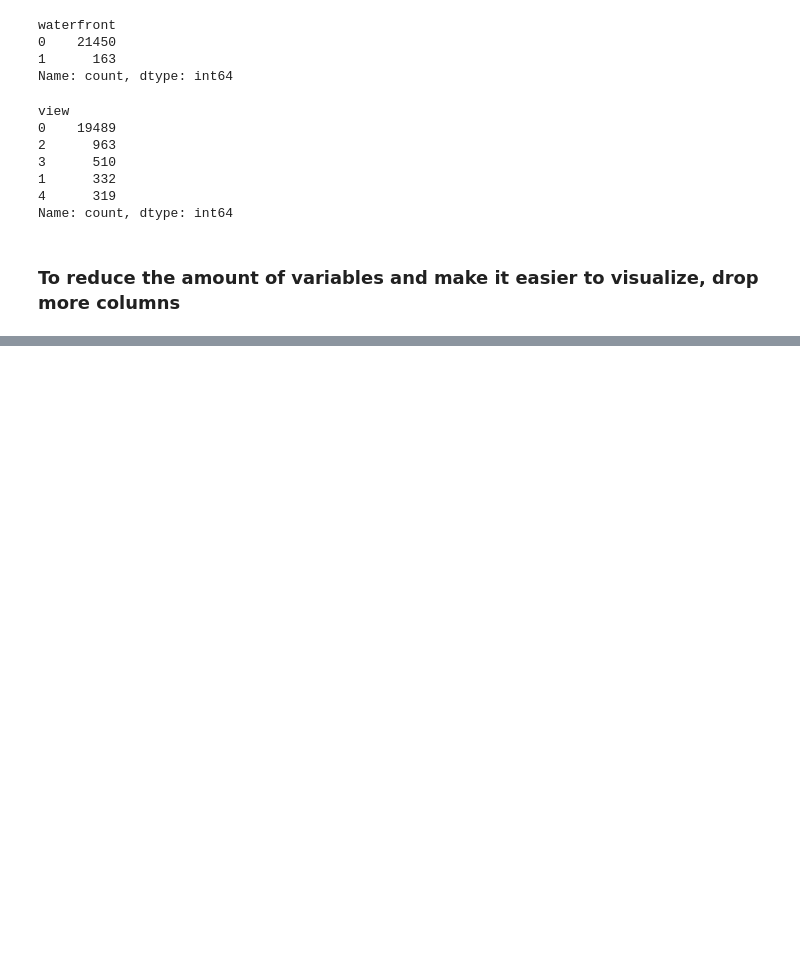
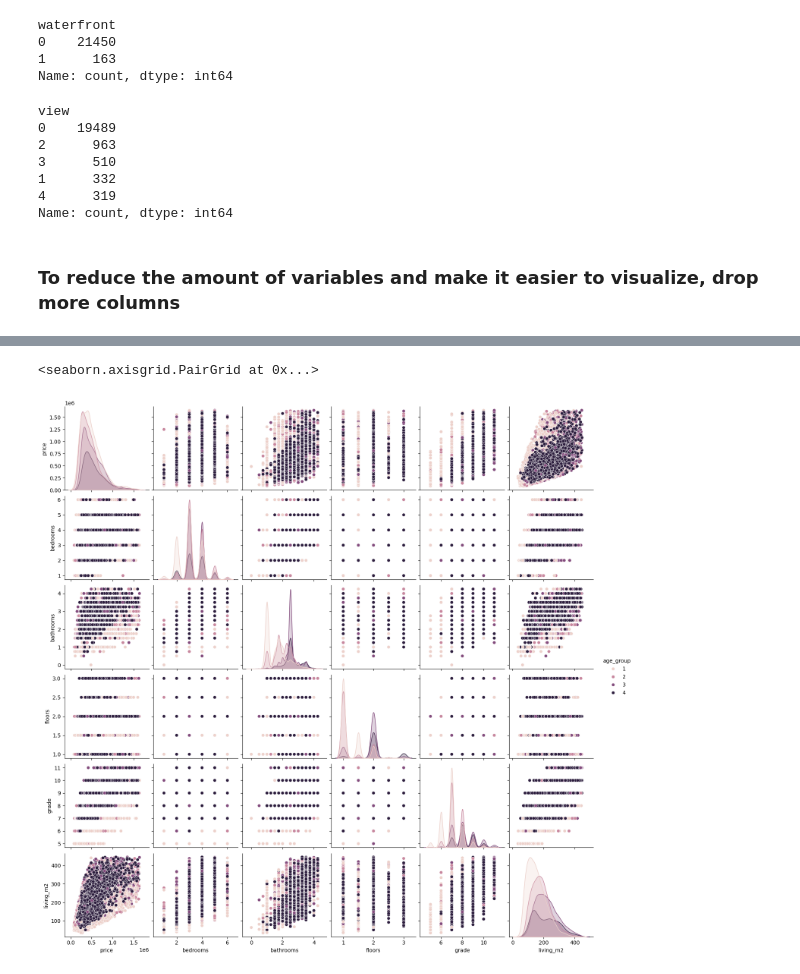
Before and after one commit to tuomasvaltanenLUAS/DataAnalytics2026, a Jupyter notebook: lecture8_analyzing_datasets/house_analysis_version2_seaborn.ipynb, the cells around one changed output, grey strips where cells are left out. Drawn from its saved outputs; the diff is of its cells as text; code cells hidden in the pictures; blank space fills up the shorter version.

```diff
--- a/lecture8_analyzing_datasets/house_analysis_version2_seaborn.ipynb
+++ b/lecture8_analyzing_datasets/house_analysis_version2_seaborn.ipynb
@@ -286,0 +291,22 @@ sns.heatmap(correlations, annot=True, cmap="coolwarm")
+# %%
+# it seems we have some trends in all of the variables regarding price
+# but yr_built is chaotic
+
+# IDEA! let's simplify the yr_built into age-categories (reduce cardinality)
+def create_age_group(row):
+    year = row['yr_built']
+
+    if year >= 2005:
+        return 4
+    elif 1985 <= year < 2005:
+        return 3
+    elif 1960 <= year < 1985:
+        return 2
+    else:
+        return 1
+
+# apply the function above
+df['age_group'] = df.apply(create_age_group, axis=1)
+# %%
+# after creating the age group => drop the original yr_built
+df = df.drop("yr_built", axis=1)
@@ -286,0 +326,7 @@ sns.heatmap(correlations, annot=True, cmap="coolwarm")
+# %%
+from scipy import stats
+
+# remove outliers, everything has to be numeric before using this
+# always remember, this is a quick and dirty way to remove extreme outliers
+# however, it's also very straight-forward, and you don't have control what is removed
+df = df[(np.abs(stats.zscore(df)) < 3).all(axis=1)]
@@ -286,0 +349,5 @@ sns.heatmap(correlations, annot=True, cmap="coolwarm")
+# %%
+sns.pairplot(df, hue="age_group")
+# %% [output]
+<seaborn.axisgrid.PairGrid at 0x...>
+[figure, added]
```
Also changed, not shown: parts of 9 cells of this notebook.
